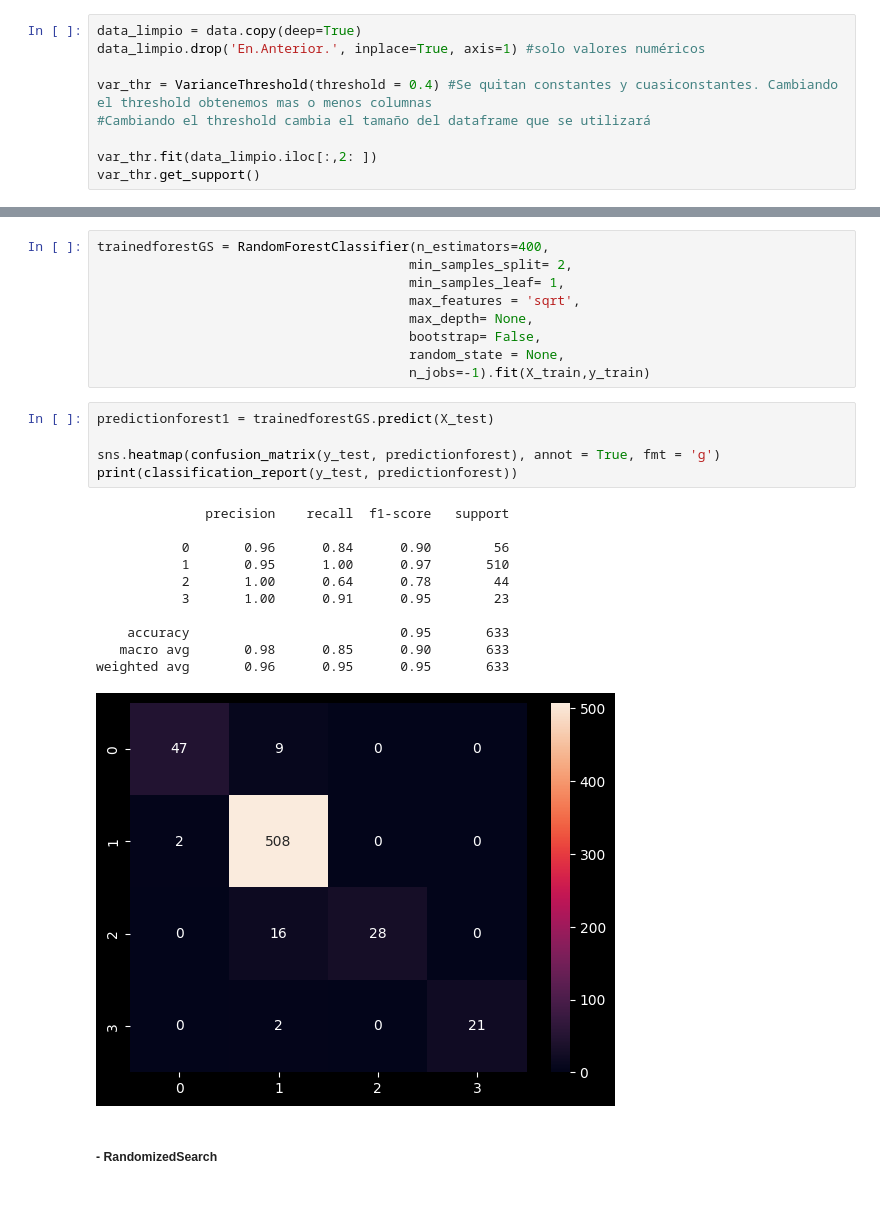
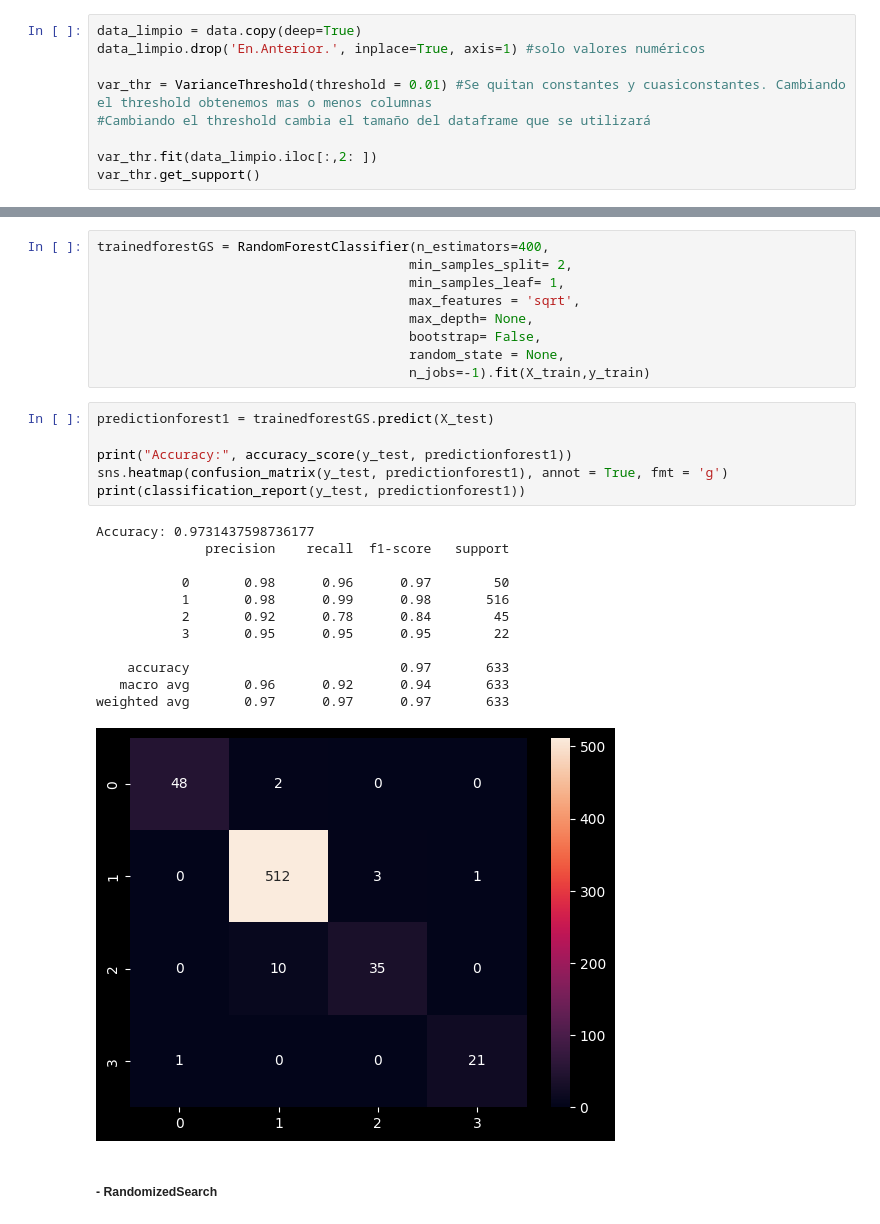
Before and after one commit to zamef/ProyectoTSBM, a Jupyter notebook: ProyectoDeteccionQueratocono.ipynb, the cells around one changed output, grey strips where cells are left out. Drawn from its saved outputs; the diff is of its cells as text.

```diff
--- a/ProyectoDeteccionQueratocono.ipynb
+++ b/ProyectoDeteccionQueratocono.ipynb
@@ -182,7 +176,7 @@ Se buscan solo los valores numéricos y que no sean constantes, para filtrarlos
 data_limpio = data.copy(deep=True)
 data_limpio.drop('En.Anterior.', inplace=True, axis=1) #solo valores numéricos
 
-var_thr = VarianceThreshold(threshold = 0.4) #Se quitan constantes y cuasiconstantes. Cambiando el threshold obtenemos mas o menos columnas
+var_thr = VarianceThreshold(threshold = 0.01) #Se quitan constantes y cuasiconstantes. Cambiando el threshold obtenemos mas o menos columnas
 #Cambiando el threshold cambia el tamaño del dataframe que se utilizará
 
 var_thr.fit(data_limpio.iloc[:,2: ])
@@ -364,20 +387,22 @@ trainedforestGS = RandomForestClassifier(n_estimators=400,
 # %%
 predictionforest1 = trainedforestGS.predict(X_test)
 
-sns.heatmap(confusion_matrix(y_test, predictionforest), annot = True, fmt = 'g')
-print(classification_report(y_test, predictionforest))
+print("Accuracy:", accuracy_score(y_test, predictionforest1))
+sns.heatmap(confusion_matrix(y_test, predictionforest1), annot = True, fmt = 'g')
+print(classification_report(y_test, predictionforest1))
 # %% [output]
+Accuracy: 0.9731437598736177
               precision    recall  f1-score   support
 
-           0       0.96      0.84      0.90        56
-           1       0.95      1.00      0.97       510
-           2       1.00      0.64      0.78        44
-           3       1.00      0.91      0.95        23
+           0       0.98      0.96      0.97        50
+           1       0.98      0.99      0.98       516
+           2       0.92      0.78      0.84        45
+           3       0.95      0.95      0.95        22
 
-    accuracy                           0.95       633
-   macro avg       0.98      0.85      0.90       633
-weighted avg       0.96      0.95      0.95       633
+    accuracy                           0.97       633
+   macro avg       0.96      0.92      0.94       633
+weighted avg       0.97      0.97      0.97       633
-[figure, old version]
+[figure, new version]
 # %% [markdown]
 ##### - **RandomizedSearch**
 # %%
```
Also changed, not shown: parts of 17 cells of this notebook.
